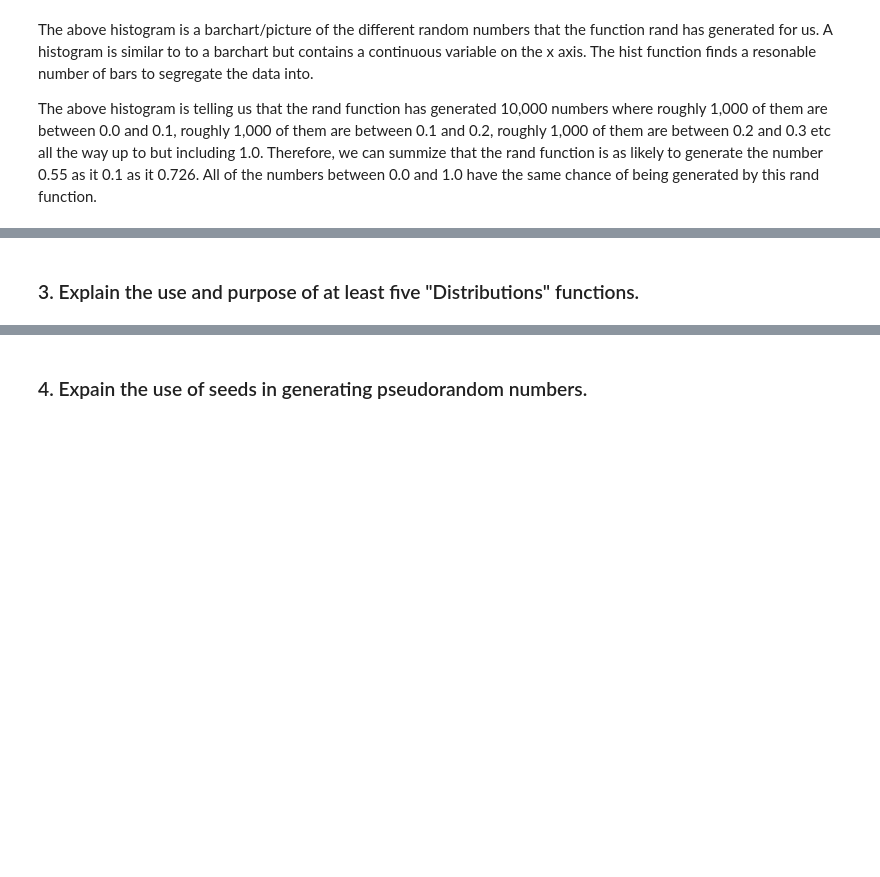
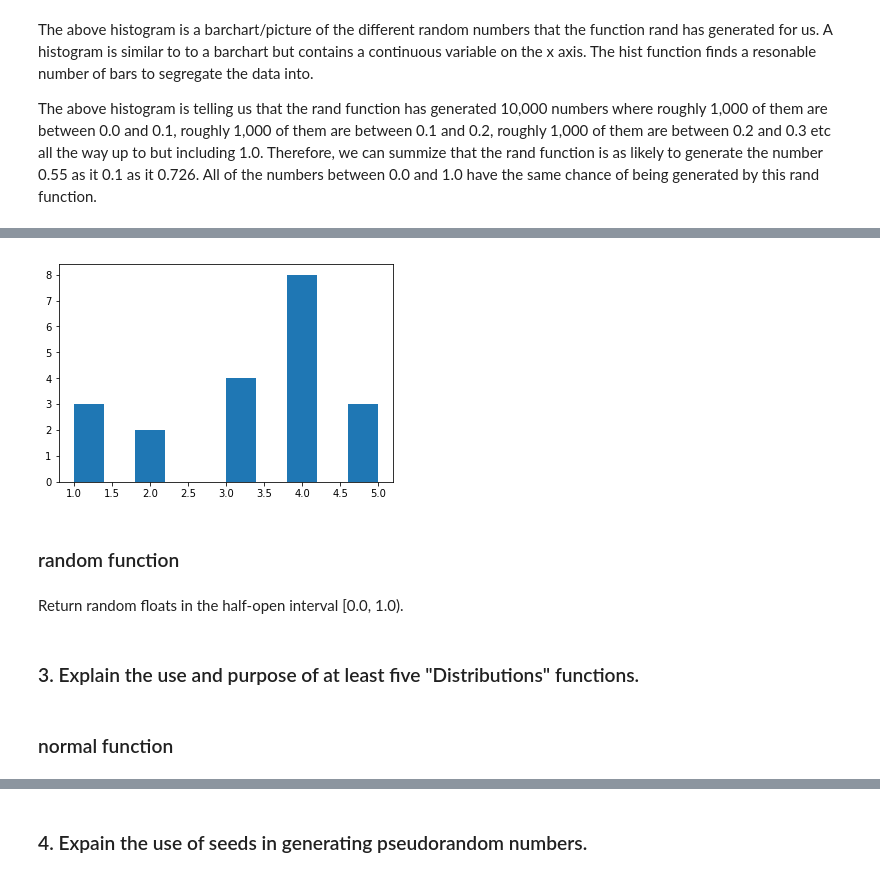
Before and after one commit to fionanealon/numpy-random, a Jupyter notebook: numpy-random.ipynb, the cells around one changed output, grey strips where cells are left out. Drawn from its saved outputs; the diff is of its cells as text; code cells hidden in the pictures; blank space fills up the shorter version.

```diff
--- a/numpy-random.ipynb
+++ b/numpy-random.ipynb
@@ -155,2 +280,18 @@ The above histogram is telling us that the rand function has generated 10,000 nu
+# %%
+%matplotlib inline
+
+import matplotlib.pyplot as plt
+
+plt.hist(x)
+
+plt.show()
+# %% [output]
+[figure, added]
+# %% [markdown]
+### random function
+# %% [markdown]
+Return random floats in the half-open interval [0.0, 1.0).
 # %% [markdown]
 ### 3. Explain the use and purpose of at least five "Distributions" functions.
+# %% [markdown]
+### normal function
```
Also changed, not shown: parts of 35 cells of this notebook.
